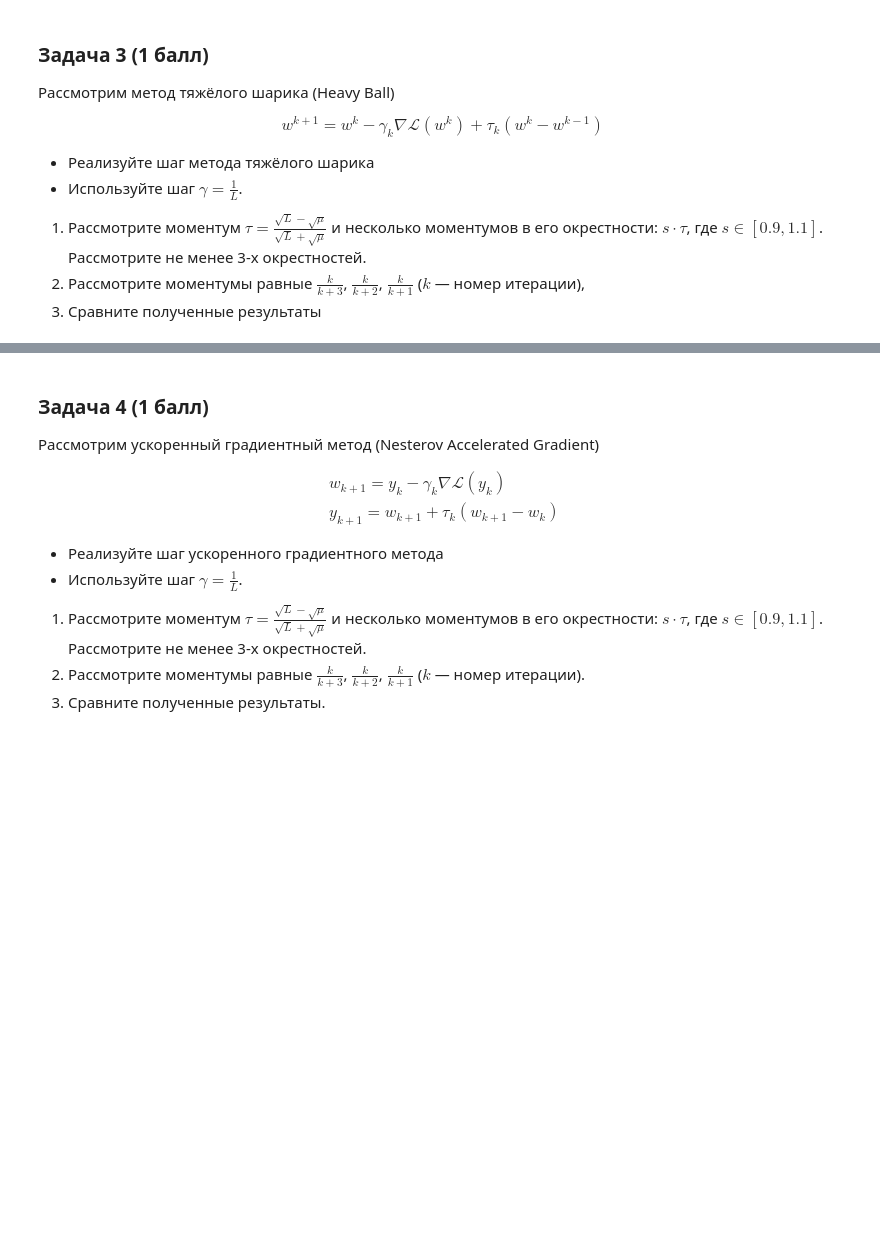
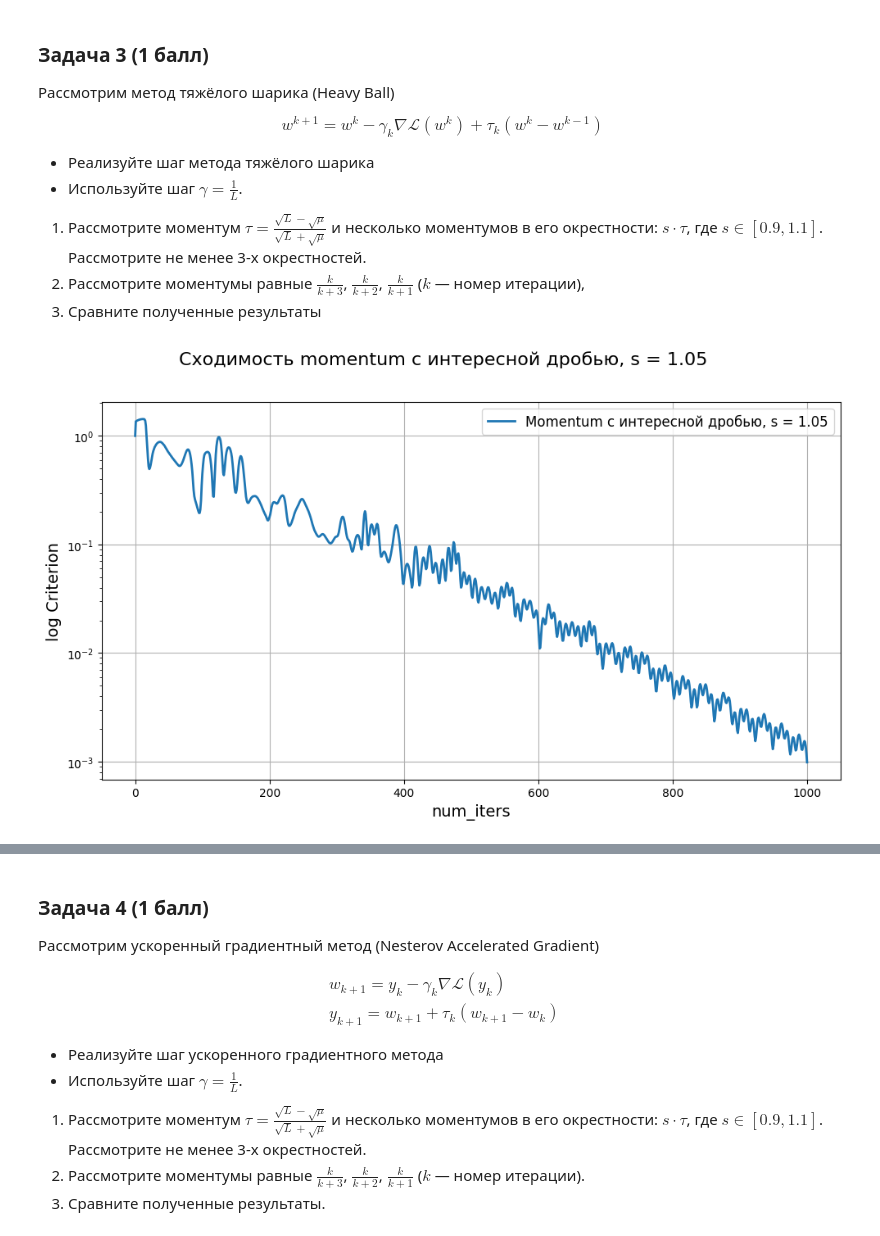
Before and after one commit to Krage56/ml_isp_intro, a Jupyter notebook: hw/hw3/ISP_HW3_LogReg_Opt_HPO.ipynb, the cells around one changed output, grey strips where cells are left out. Drawn from its saved outputs; the diff is of its cells as text; code cells hidden in the pictures; blank space fills up the shorter version.

```diff
--- a/hw/hw3/ISP_HW3_LogReg_Opt_HPO.ipynb
+++ b/hw/hw3/ISP_HW3_LogReg_Opt_HPO.ipynb
@@ -150,7 +150,7 @@ response = requests.get(url)
 with open(filename, 'wb') as file:
     file.write(response.content)
 # %%
-data = load_svmlight_file(filename)
+data = load_svmlight_file("./mushrooms.txt")
 mushrooms_x, mushrooms_y = data[0].toarray(), data[1]
 # сделаем y -1 или 1
 mushrooms_y = 2 * mushrooms_y - 3
@@ -609,4 +609,6 @@ class HeavyBall(ManualSolver):
         ###########################
         ### ╰( ͡° ͜ʖ ͡° )つ──☆*:・ﾟ
         ###########################
-        pass
+        new_w = w - self.lr(k) * grad_f + self.beta(k) * (w - self.w_prev)
+        self.w_prev = w
+        return new_w
@@ -618,0 +615,16 @@ class HeavyBall(ManualSolver):
+# %%
+1.
+# YOUR CODE HERE:
+###########################
+### ╰( ͡° ͜ʖ ͡° )つ──☆*:・ﾟ
+###########################
+def parametrized_tau(s: float):
+    mu = 0.001 * lipschitz_mush
+    return lambda _: s * (np.sqrt(lipschitz_mush) - np.sqrt(mu)) / (np.sqrt(lipschitz_mush) + np.sqrt(mu))
+
+s = 1.05
+gd_momentum = HeavyBall(lr = 1 / lipschitz_mush, beta = parametrized_tau(s), init_w=np.ones(mushrooms_x.shape[1]), name=f"Momentum с интересной дробью, s = {s}")
+gd_res_momentum = test_optimizer(gd_momentum)
+plot_results([gd_res_momentum], f"Сходимость momentum с интересной дробью, s = {s}")
+# %% [output]
+[figure, added]
```
Also changed, not shown: parts of 9 cells of this notebook.
